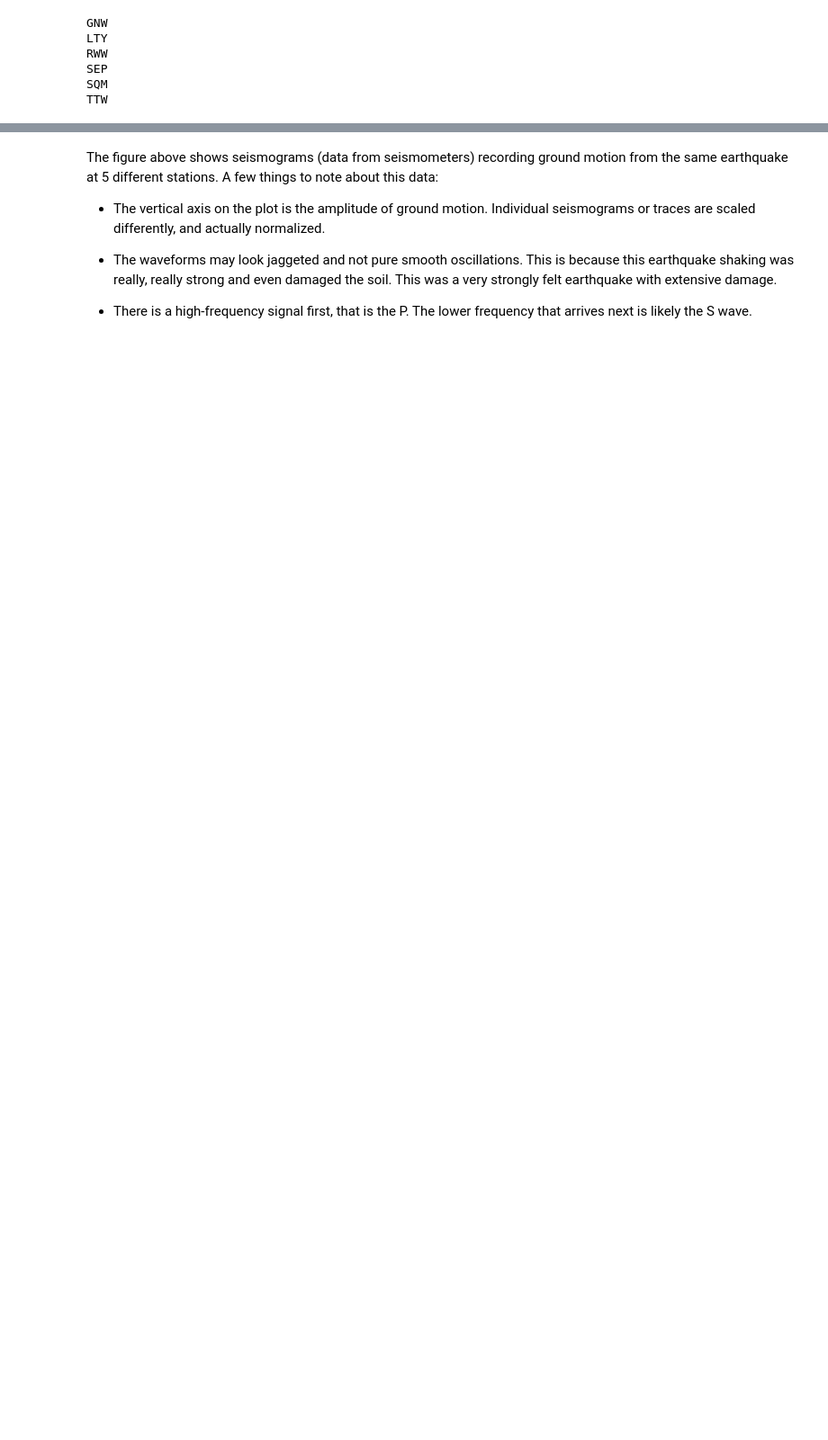
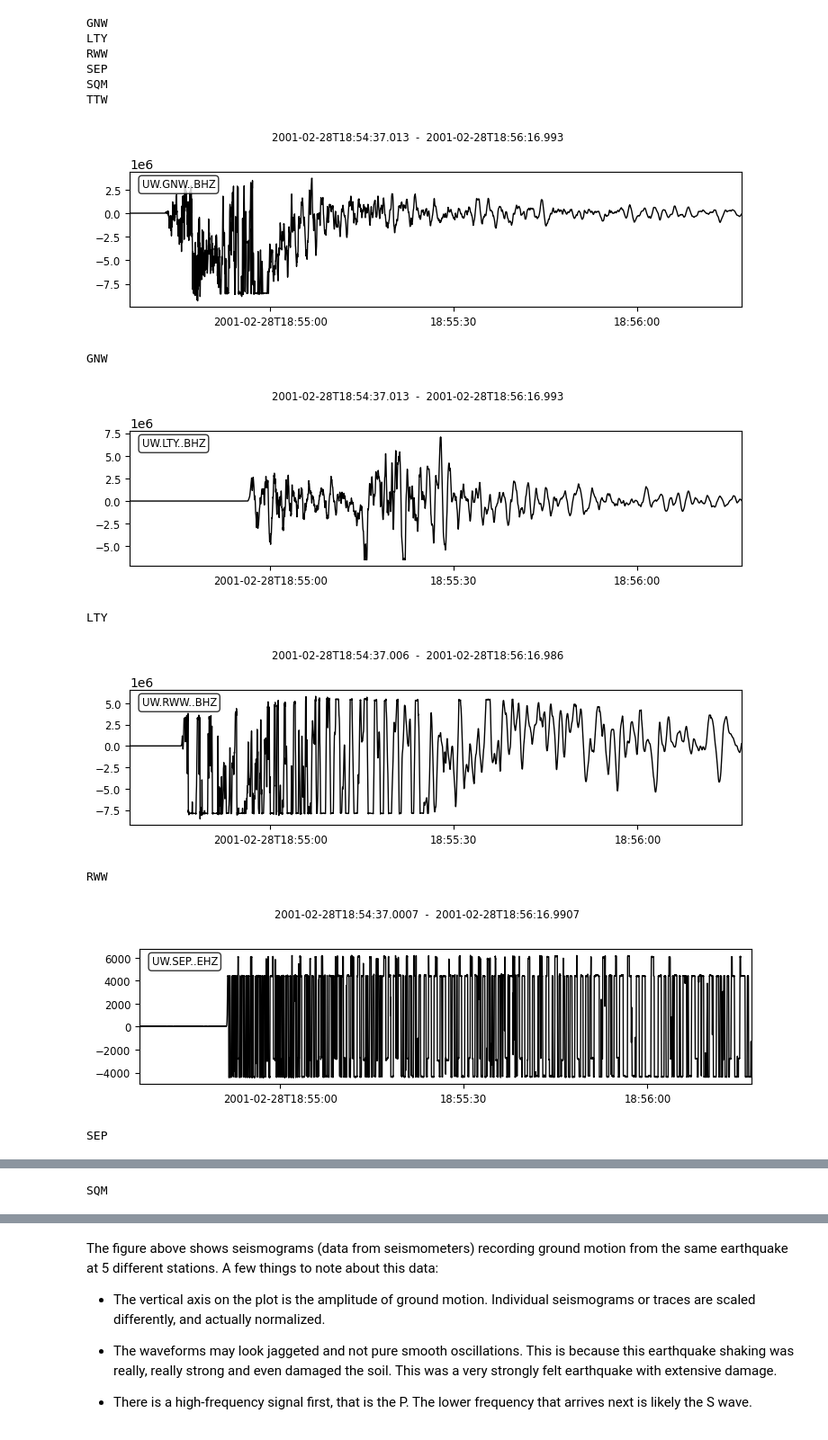
Before and after one commit to UW-geophysics-edu/ESS314-fall22, a Jupyter notebook: LABS/LAB5/Lab5.ipynb, the cells around one changed output, grey strips where cells are left out. Shown at 90% size. Saved outputs shown, nothing was run; the diff lists cells and outputs as text; code cells hidden in the pictures; blank space fills up the shorter version.

```diff
--- a/LABS/LAB5/Lab5.ipynb
+++ b/LABS/LAB5/Lab5.ipynb
@@ -153,3 +153,16 @@ RWW
 SEP
 SQM
 TTW
+# %%
+# we can plot with the Obspy built-in function
+for itr in tr:
+    print(itr.stats.station)
+# %% [output]
+[figure, added]
+GNW
+[figure, added]
+LTY
+[figure, added]
+RWW
+[figure, added]
+SEP
@@ -155,0 +170 @@ TTW
+SQM
```
Also changed, not shown: parts of 11 cells of this notebook, 3 other files.
